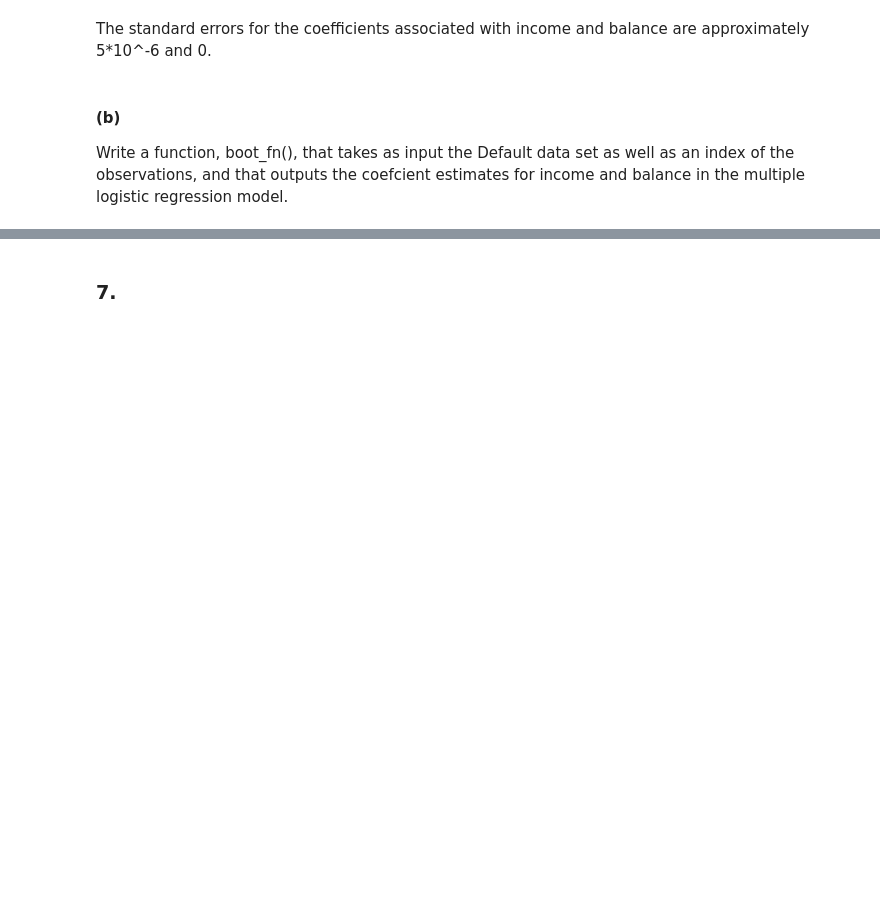
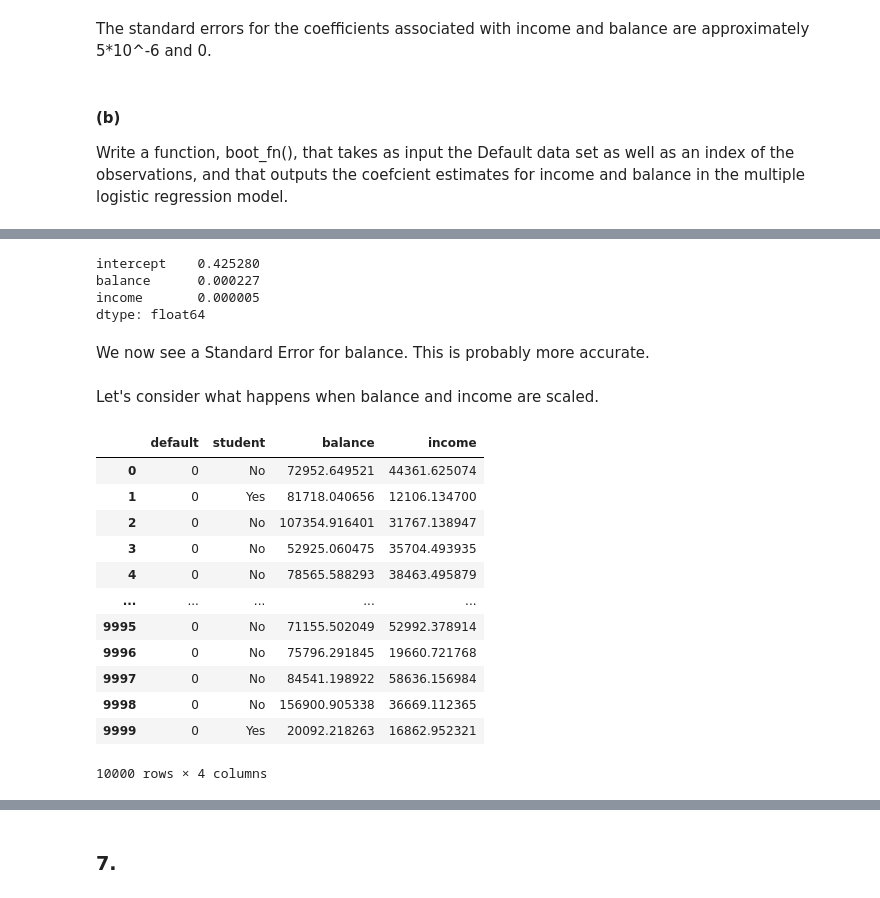
Before and after one commit to kmerkl22/k-s-ISL, a Jupyter notebook: Notebooks/Ch05-ISLexercises.ipynb, the cells around one changed output, grey strips where cells are left out. Saved outputs shown, nothing was run; the diff lists cells and outputs as text; code cells hidden in the pictures; blank space fills up the shorter version.

```diff
--- a/Notebooks/Ch05-ISLexercises.ipynb
+++ b/Notebooks/Ch05-ISLexercises.ipynb
@@ -101,0 +475,30 @@ logistic regression model.
+# %%
+boot_se
+# %% [output]
+intercept    0.425280
+balance      0.000227
+income       0.000005
+dtype: float64
+# %% [markdown]
+We now see a Standard Error for balance. This is probably more accurate.
+# %% [markdown]
+Let's consider what happens when balance and income are scaled.
+# %%
+Default_copy=Default.copy(deep=True)
+# %%
+Default_copy.balance=Default_copy.balance*100
+Default_copy
+# %% [output]
+|  | default | student | balance | income |
+| 0 | 0 | No | 72952.649521 | 44361.625074 |
+| 1 | 0 | Yes | 81718.040656 | 12106.134700 |
+| 2 | 0 | No | 107354.916401 | 31767.138947 |
+| 3 | 0 | No | 52925.060475 | 35704.493935 |
+| 4 | 0 | No | 78565.588293 | 38463.495879 |
+| ... | ... | ... | ... | ... |
+| 9995 | 0 | No | 71155.502049 | 52992.378914 |
+| 9996 | 0 | No | 75796.291845 | 19660.721768 |
+| 9997 | 0 | No | 84541.198922 | 58636.156984 |
+| 9998 | 0 | No | 156900.905338 | 36669.112365 |
+| 9999 | 0 | Yes | 20092.218263 | 16862.952321 |
+10000 rows × 4 columns
```
Also changed, not shown: parts of 46 cells of this notebook.
